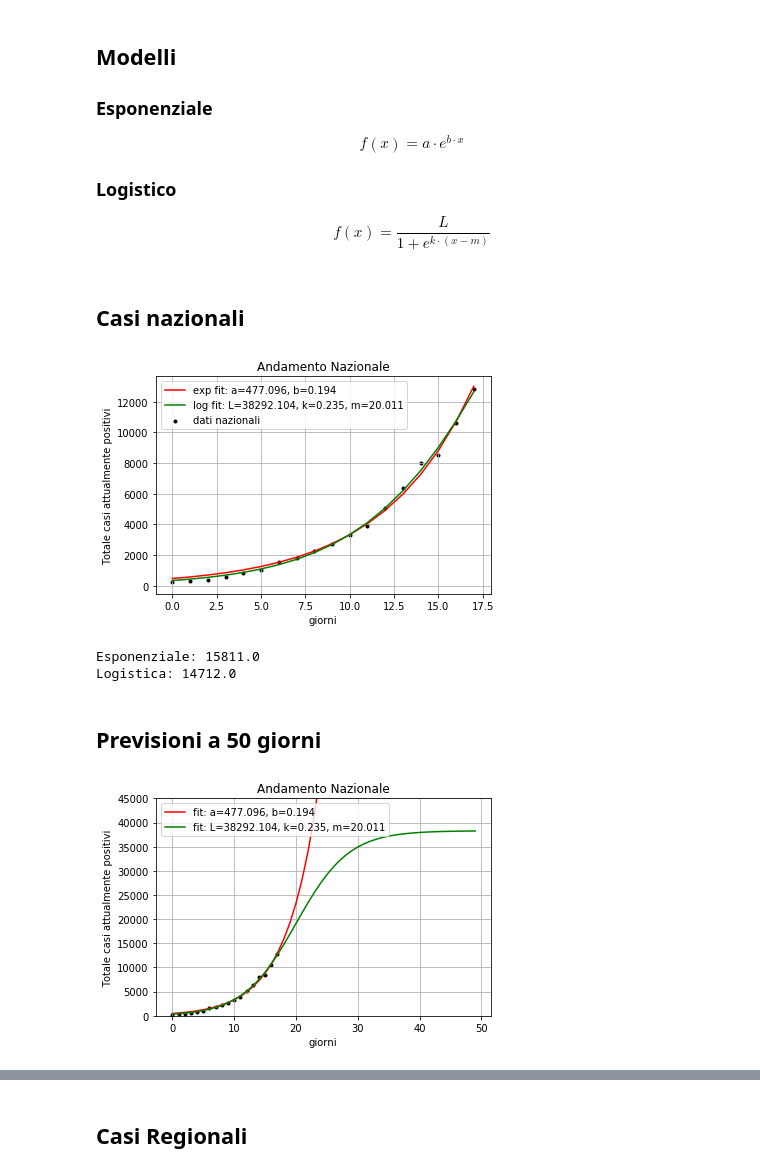
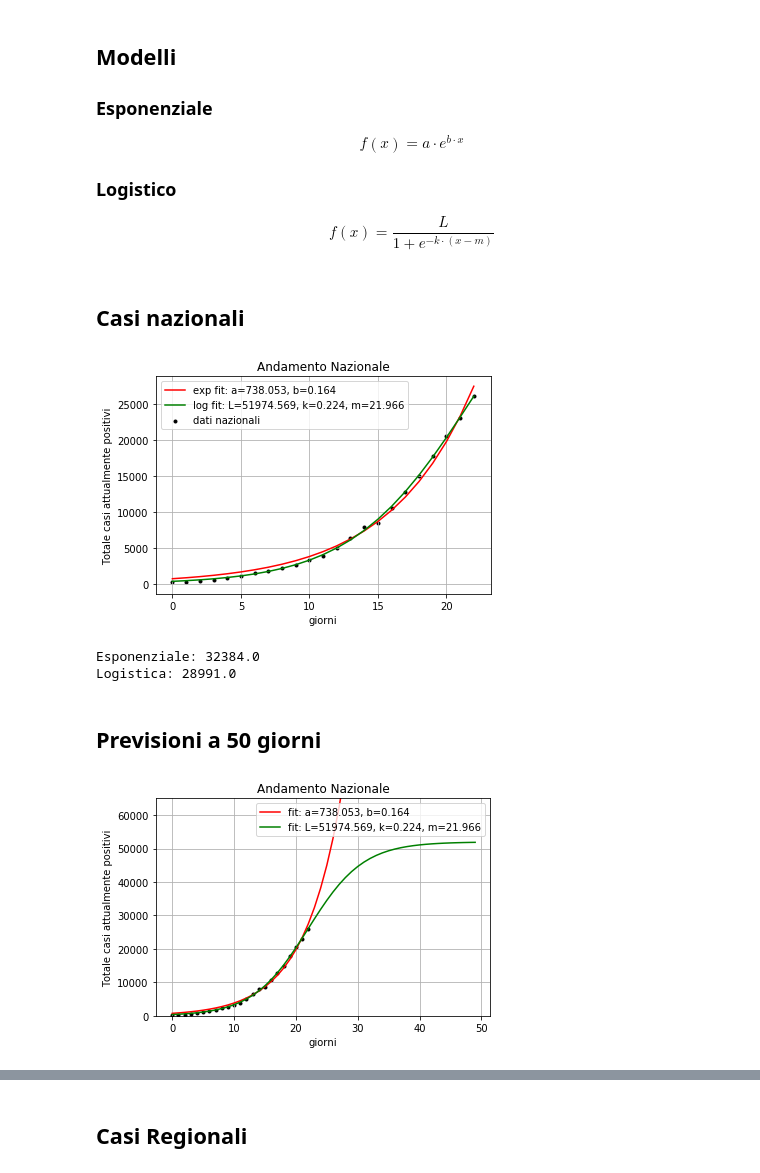
Before and after one commit to ugol/covid19-analysisnotebook, a Jupyter notebook: covid19-analysis.ipynb, the cells around one changed output, grey strips where cells are left out. Cells and saved outputs as stored; diff of their text form; code cells hidden in the pictures.

```diff
--- a/covid19-analysis.ipynb
+++ b/covid19-analysis.ipynb
@@ -18,7 +18,7 @@ $$f(x) = a\cdot e^{b\cdot x}$$
 
 ### Logistico
 
-$$f(x) = \frac{L}{1+e^{k\cdot(x-m)}}$$
+$$f(x) = \frac{L}{1+e^{-k\cdot(x-m)}}$$
 # %%
 # Define some functions
 
@@ -56,23 +56,23 @@ def prettyplot(plt, x, y, f1, f2, c1, c2):
 ## Casi nazionali
 # %%
 # Do curve fitting & plot results
-param_bounds = [[0., 0, 10], [1e6, 1., 50.]]
+param_bounds = [[0., 0, 10], [1e5, 1., 50.]]
 coeff_e, cov_e = curve_fit(malthus, x, dati_nazione.totale_attualmente_positivi)
 coeff_l, cov_l = curve_fit(logistic, x, dati_nazione.totale_attualmente_positivi, method='dogbox', bounds=(param_bounds[0], param_bounds[1]), maxfev=100)
 
 prettyplot(plt, x, dati_nazione.totale_attualmente_positivi, malthus, logistic, coeff_e, coeff_l)
 plt.show()
 # %% [output]
-[figure, old version]
+[figure, new version]
 # %%
 # Get n days forecast
-forecast_exp = malthus(18, *coeff_e)
-forecast_log = logistic(18, *coeff_l)
+forecast_exp = malthus(23, *coeff_e)
+forecast_log = logistic(23, *coeff_l)
 print('Esponenziale: '+str(round(forecast_exp))+'\n'+
       'Logistica: '+str(round(forecast_log)))
 # %% [output]
-Esponenziale: 15811.0
-Logistica: 14712.0
+Esponenziale: 32384.0
+Logistica: 28991.0
 # %% [markdown]
 ## Previsioni a 50 giorni
 # %%
@@ -105,8 +105,8 @@ def prettyplot2(plt, x, f1, f2, c1, c2, scale):
 xf = range(0, 50)
 
 
-prettyplot2(plt, xf,  malthus, logistic, coeff_e, coeff_l, 45e3)
+prettyplot2(plt, xf,  malthus, logistic, coeff_e, coeff_l, 65e3)
 plt.scatter(x, dati_nazione.totale_attualmente_positivi, label='dati nazionali', marker='.', color='k')
 plt.show()
 # %% [output]
-[figure, old version]
+[figure, new version]
```
Also changed, not shown: parts of 4 cells of this notebook.
